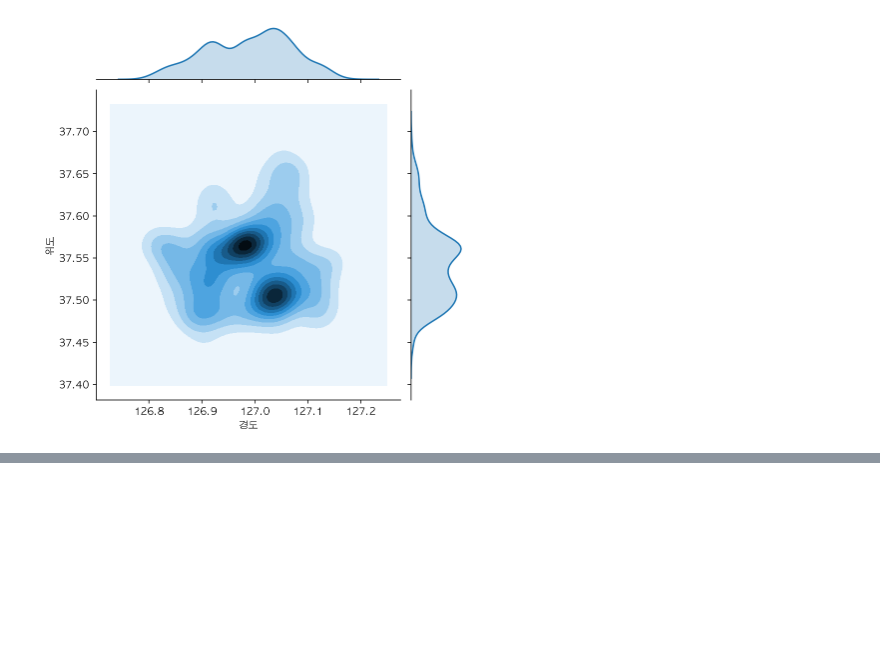
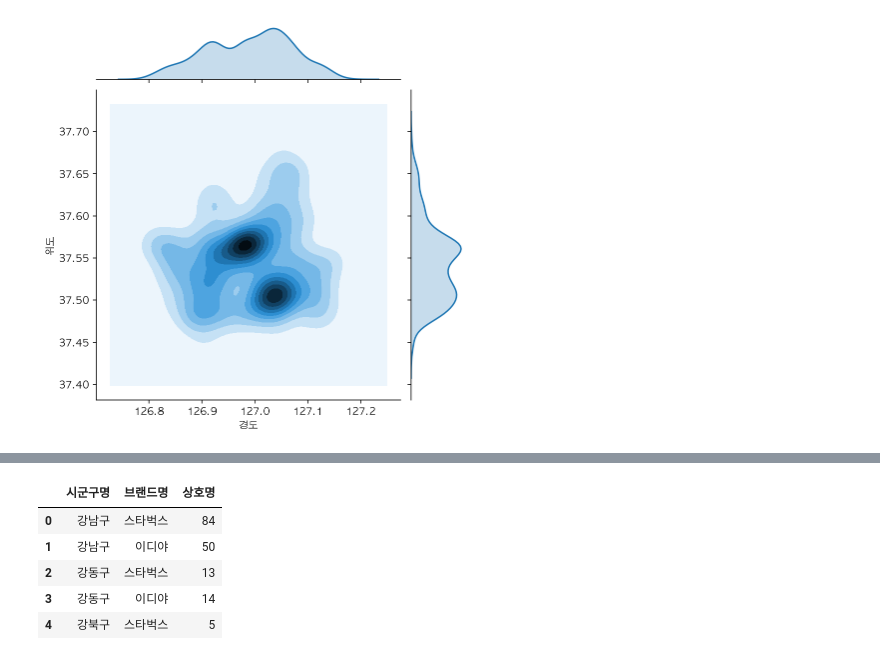
Before and after one commit to neverlish/Learned, a Jupyter notebook: data/inflearn-public-data-python/04-coffee-store.ipynb, the cells around one changed output, grey strips where cells are left out. Drawn from its saved outputs; the diff is of its cells as text; code cells hidden in the pictures; blank space fills up the shorter version.

Commit message:
4 - 04 gropby 와 pivot_table로 구별 브랜드별 점포수 비교하기

```diff
--- a/data/inflearn-public-data-python/04-coffee-store.ipynb
+++ b/data/inflearn-public-data-python/04-coffee-store.ipynb
@@ -303,0 +308,7 @@ sns.jointplot(data=df_cafe, x='경도', y='위도', kind='kde')
+# %%
+# 구별로 브랜드별 점포수를 구합니다.
+# groupby 를 사용하면 구별로 그룹화 해서 점포수를 구할 수 있습니다.
+# 그룹화한 결과를 df_cafe_vs 변수에 담아서 재사용합니다.
+
+df_cafe_vs = df_cafe.groupby(['시군구명', '브랜드명'])['상호명'].count()
+df_cafe_vs.head()
@@ -303,0 +323,12 @@ sns.jointplot(data=df_cafe, x='경도', y='위도', kind='kde')
+# %%
+# reset_index 로 인덱스를 컬럼으로 만듭니다.
+
+df_cafe_vs = df_cafe_vs.reset_index()
+df_cafe_vs.head()
+# %% [output]
+|  | 시군구명 | 브랜드명 | 상호명 |
+| 0 | 강남구 | 스타벅스 | 84 |
+| 1 | 강남구 | 이디야 | 50 |
+| 2 | 강동구 | 스타벅스 | 13 |
+| 3 | 강동구 | 이디야 | 14 |
+| 4 | 강북구 | 스타벅스 | 5 |
```
Also changed, not shown: parts of 6 cells of this notebook.
